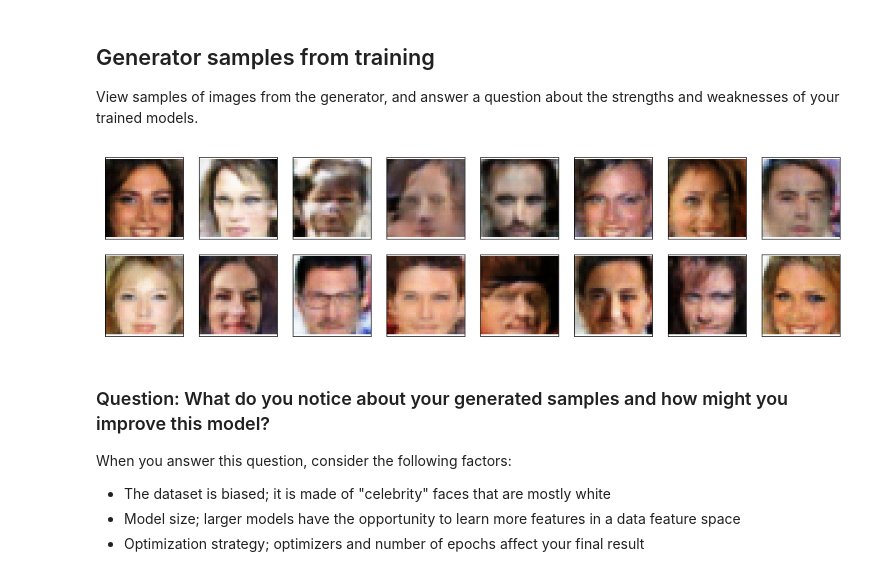
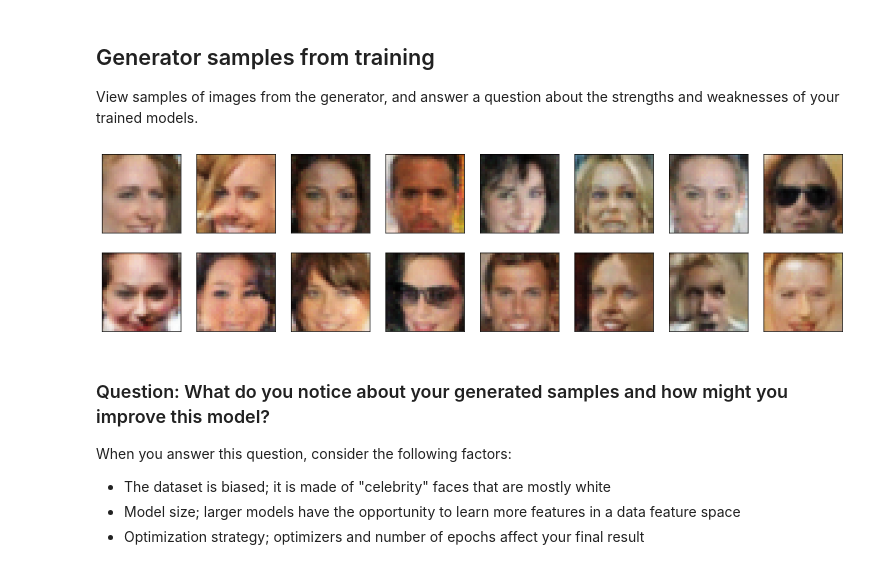
Before and after one commit to versavel/dl_nanodegree_project_face_generation, a Jupyter notebook: dlnd_face_generation_conv_dim_128.ipynb, the cells around one changed output. Saved outputs shown, nothing was run; the diff lists cells and outputs as text; code cells hidden in the pictures.

```diff
--- a/dlnd_face_generation_conv_dim_128.ipynb
+++ b/dlnd_face_generation_conv_dim_128.ipynb
@@ -713,9 +713,9 @@ def view_samples(epoch, samples):
 with open('train_samples_conv_dim_128.pkl', 'rb') as f:
     samples = pkl.load(f)
 # %%
-_ = view_samples(9, samples)
+_ = view_samples(-1, samples)
 # %% [output]
-[figure, old version]
+[figure, new version]
 # %% [markdown]
 ### Question: What do you notice about your generated samples and how might you improve this model?
 When you answer this question, consider the following factors:
```
Also changed, not shown: parts of 5 cells of this notebook, 1 other file.
